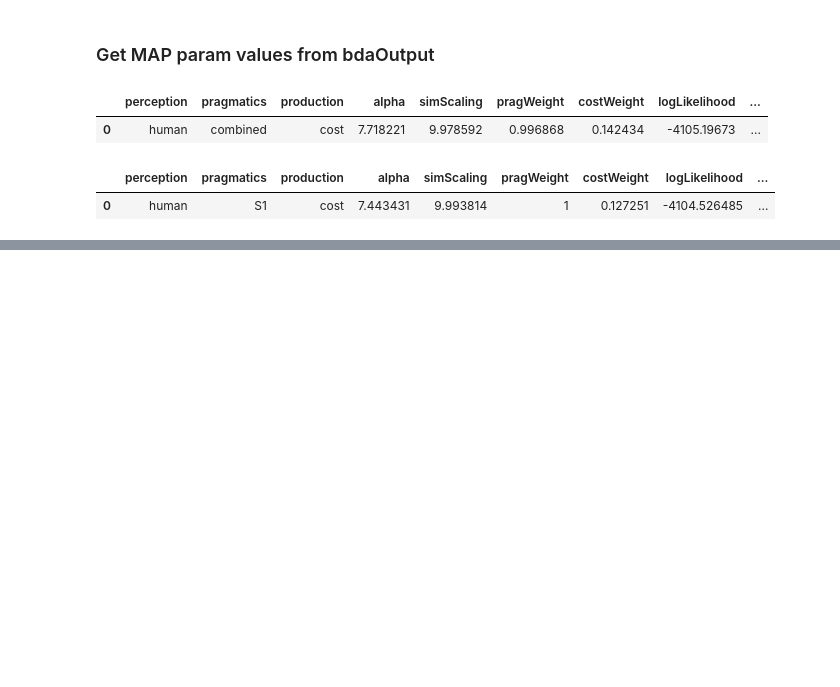
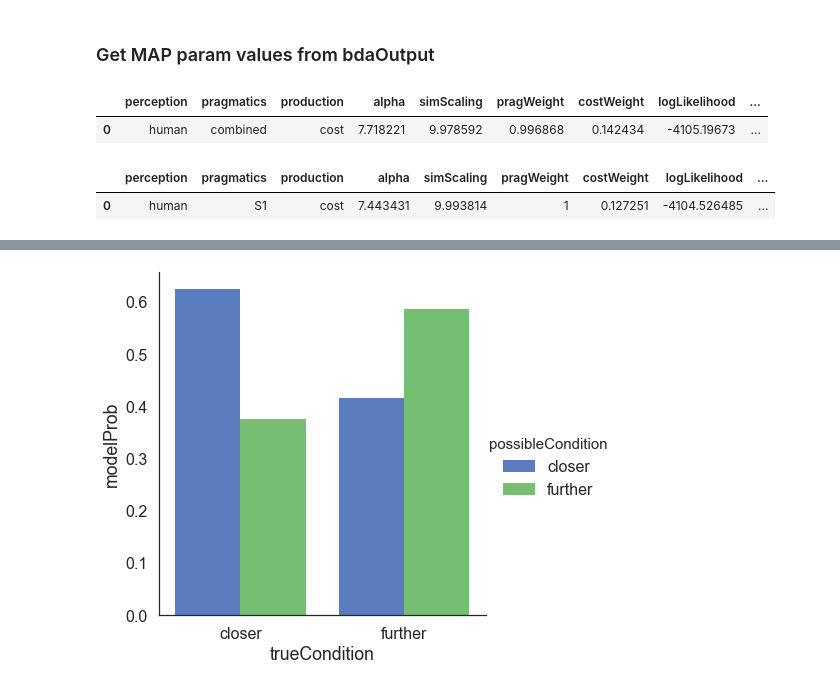
Before and after one commit to judithfan/visual_communication_in_context, a Jupyter notebook: analysis/pilot2_analysis_sketchpad_basic_recog.ipynb, the cells around one changed output, grey strips where cells are left out. Saved outputs shown, nothing was run; the diff lists cells and outputs as text; code cells hidden in the pictures; blank space fills up the shorter version.

```diff
--- a/analysis/pilot2_analysis_sketchpad_basic_recog.ipynb
+++ b/analysis/pilot2_analysis_sketchpad_basic_recog.ipynb
@@ -689,0 +765,8 @@ x
+# %%
+g = sns.factorplot(x="trueCondition",
+                   y="modelProb",
+                   hue="possibleCondition",
+                   data=Y,
+                   size=6, kind="bar", palette="muted")
+# %% [output]
+[figure, added]
```
Also changed, not shown: parts of 11 cells of this notebook.
